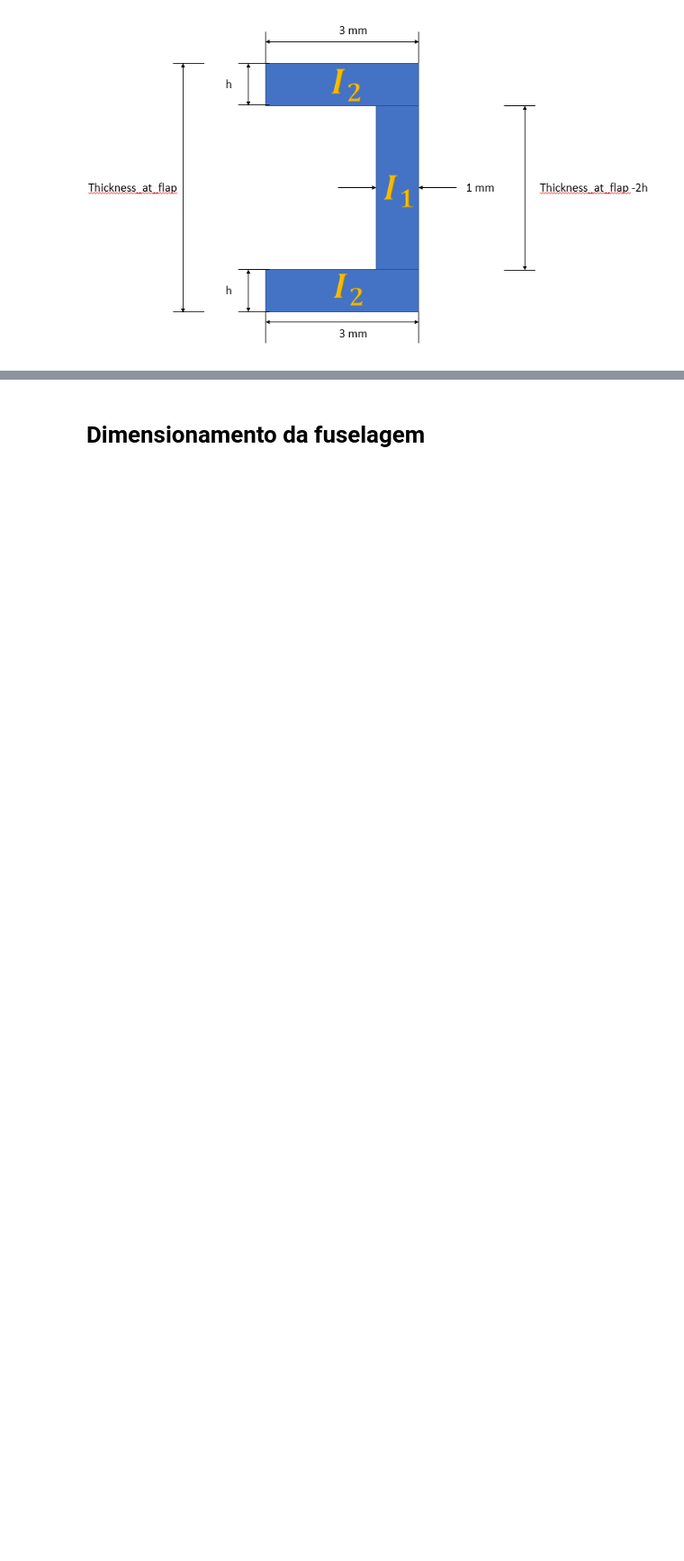
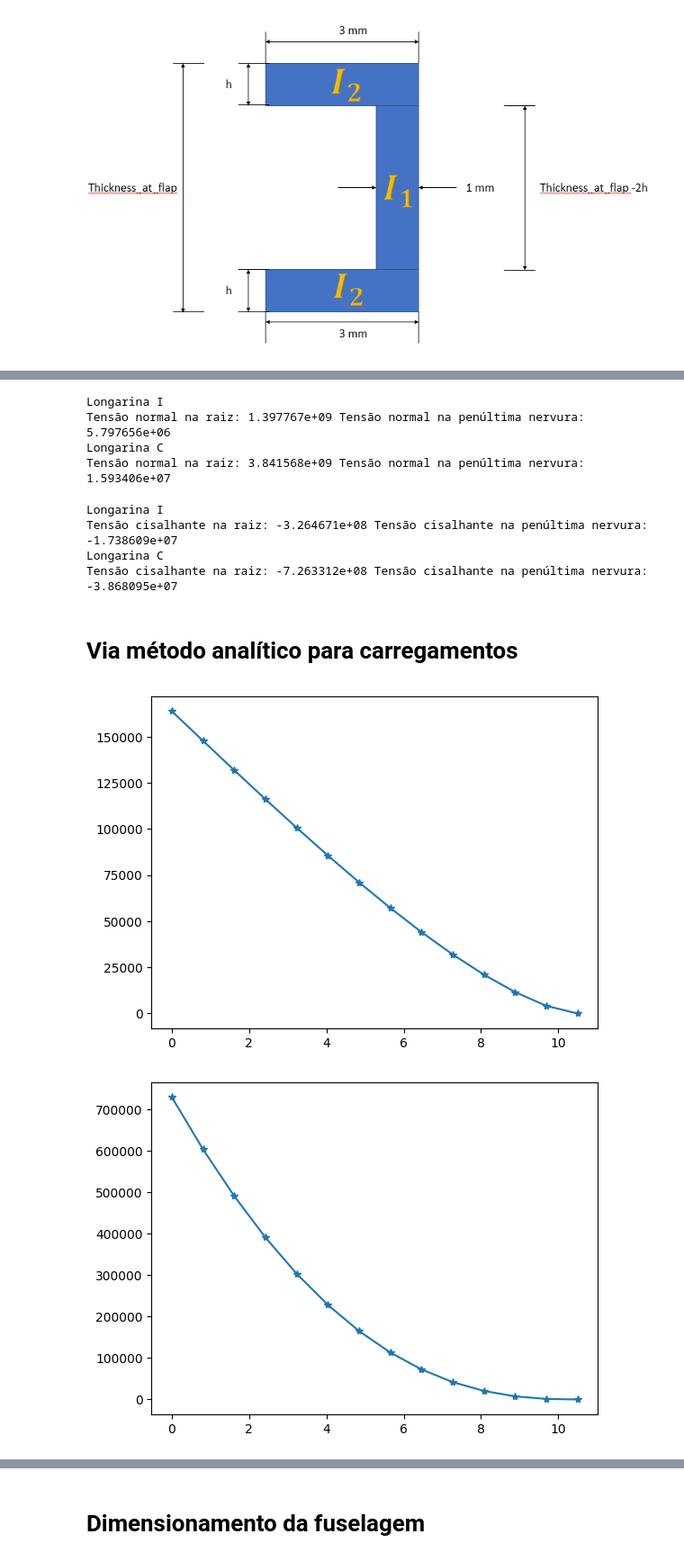
Before and after one commit to FeLorentzo/AircraftProjectEESC, a Jupyter notebook: AircraftPreliminaryDesign/AircraftPreliminaryDesign.ipynb, the cells around one changed output, grey strips where cells are left out. Shown at 90% size. Drawn from its saved outputs; the diff is of its cells as text; code cells hidden in the pictures; blank space fills up the shorter version.

```diff
--- a/AircraftPreliminaryDesign/AircraftPreliminaryDesign.ipynb
+++ b/AircraftPreliminaryDesign/AircraftPreliminaryDesign.ipynb
@@ -1303,0 +1324,70 @@ I_long_C = compute_inercia_C(h_long_C, b_mesa_long_C, b_alma, thickness_at_flap)
+# %%
+def compute_sigma_max(Moment, y_max, I):
+    return Moment*y_max/I
+
+sigma_long_I_root = compute_sigma_max(0.66*BM[0], max_thickness/2, I_long_I)
+sigma_long_I_tip = compute_sigma_max(0.66*BM[-2], max_thickness/2, I_long_I)
+sigma_long_C_root = compute_sigma_max(0.34*BM[0], thickness_at_flap/2, I_long_C)
+sigma_long_C_tip = compute_sigma_max(0.34*BM[-2], thickness_at_flap/2, I_long_C)
+
+print('Longarina I')
+print(f'Tensão normal na raiz: {-sigma_long_I_root:e}', f'Tensão normal na penúltima nervura: {-sigma_long_I_tip:e}')
+print('Longarina C')
+print(f'Tensão normal na raiz: {-sigma_long_C_root:e}', f'Tensão normal na penúltima nervura: {-sigma_long_C_tip:e}')
+# %% [output]
+Longarina I
+Tensão normal na raiz: 1.397767e+09 Tensão normal na penúltima nervura: 5.797656e+06
+Longarina C
+Tensão normal na raiz: 3.841568e+09 Tensão normal na penúltima nervura: 1.593406e+07
+# %%
+def compute_shear_max(Cortante, h, b_mesa, b_alma, max_thickness, I):
+    return Cortante/(I * b_alma) * ( ( (max_thickness-h)/2 * b_mesa ) + ( (max_thickness-2*h)/4 * b_alma ) )
+    # Verifiquei que é a mesma expressão para momento estático para viga C e I
+
+shear_long_I_root = compute_shear_max(0.66*SF[0], h_long_I, b_mesa_long_I, b_mesa_long_I, max_thickness, I_long_I)
+shear_long_I_tip = compute_shear_max(0.66*SF[-2], h_long_I, b_mesa_long_I, b_mesa_long_I, max_thickness, I_long_I)
+shear_long_C_root = compute_shear_max(0.34*SF[0], h_long_C, b_mesa_long_C, b_mesa_long_I, thickness_at_flap, I_long_C)
+shear_long_C_tip = compute_shear_max(0.34*SF[-2], h_long_C, b_mesa_long_C, b_mesa_long_I, thickness_at_flap, I_long_C)
+
+print('Longarina I')
+print(f'Tensão cisalhante na raiz: {-shear_long_I_root:e}', f'Tensão cisalhante na penúltima nervura: {-shear_long_I_tip:e}')
+print('Longarina C')
+print(f'Tensão cisalhante na raiz: {-shear_long_C_root:e}', f'Tensão cisalhante na penúltima nervura: {-shear_long_C_tip:e}')
+# %% [output]
+Longarina I
+Tensão cisalhante na raiz: -3.264671e+08 Tensão cisalhante na penúltima nervura: -1.738609e+07
+Longarina C
+Tensão cisalhante na raiz: -7.263312e+08 Tensão cisalhante na penúltima nervura: -3.868095e+07
+# %% [markdown]
+# Via método analítico para carregamentos
+# %%
+def momento_fletor(x, b, m):
+    momento = (20*m*b/(3*np.pi) * (1 - x**2 / (b**2) )**(3/2) - 5*m*x +
+               10*m*x**2/(np.pi*b) * np.sqrt(1 - x**2 / (b**2)) + 10*m*x/np.pi * np.asin(x/b))
+    return momento
+
+def cortante_calculo(x,b,m):
+    cortante = 5*m - 10*m/np.pi * (x/b * np.sqrt(1 - x**2 / (b**2)) + np.asin(x/b))
+    return cortante
+
+def cortante_calculo_alt(x,b,m):
+    cortante = 10*m/(2*b) * 2/np.pi * (x * np.sqrt(1 - x**2 / (b**2)) + b*np.asin(x/b))
+    return cortante
+
+b = 10.5
+m = n_max * aircraft['definitions']['MTOW']
+x = np.linspace(0, b, 14)
+
+momento = momento_fletor(x,b,m)
+cortante = cortante_calculo(x,b,m)
+
+plt.figure
+plt.plot(x, cortante, '*-')
+plt.show()
+
+plt.figure
+plt.plot(x, momento, '*-')
+plt.show()
+# %% [output]
+[figure, added]
+[figure, added]
```
Also changed, not shown: parts of 26 cells of this notebook.
